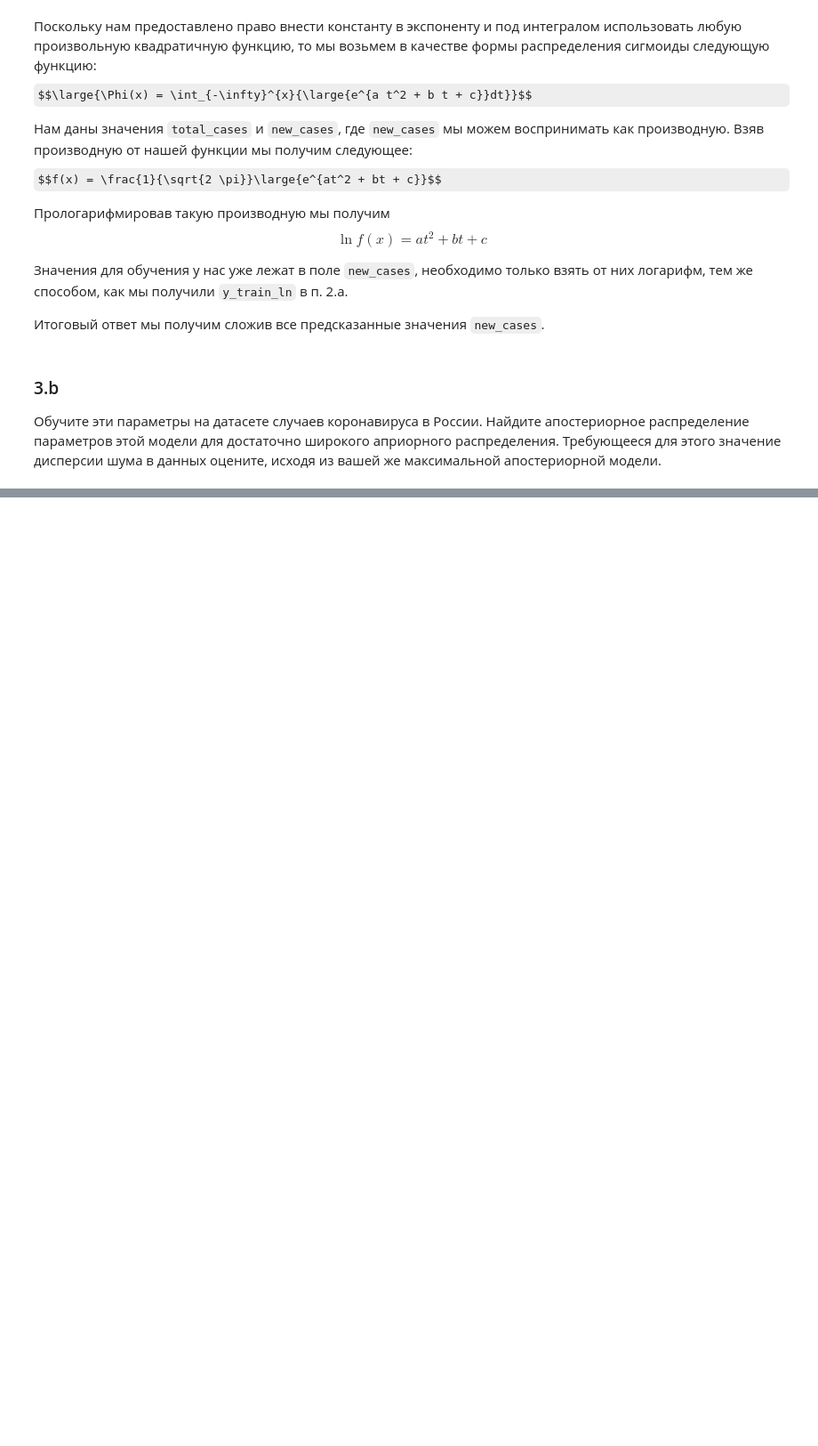
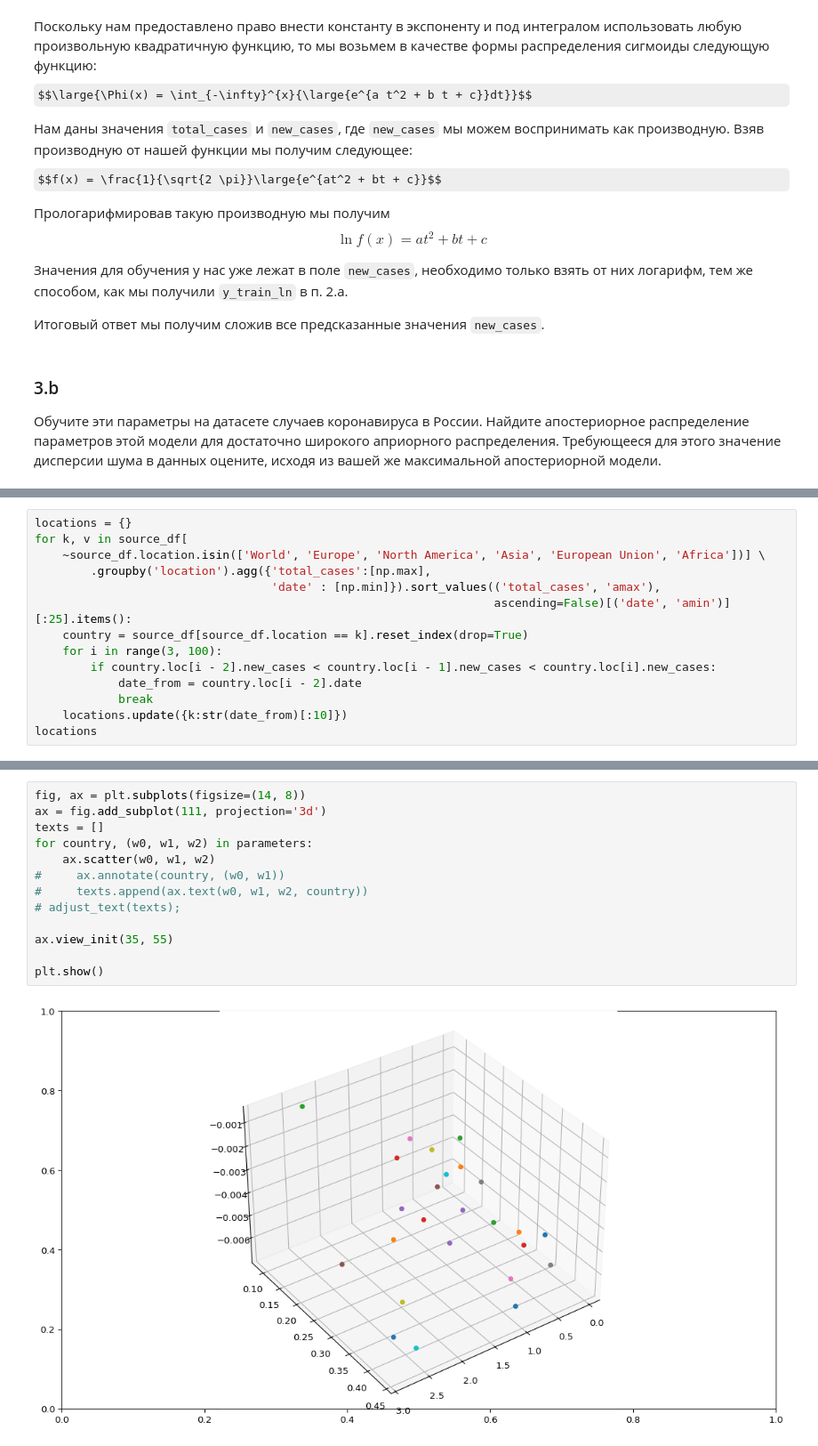
Before and after one commit to andyst75/MADE-adv-ml, a Jupyter notebook: HomeWork1.ipynb, the cells around one changed output, grey strips where cells are left out. Shown at 89% size. Cells and saved outputs as stored; diff of their text form; some formulas as TeX source; blank space fills up the shorter version.

```diff
--- a/HomeWork1.ipynb
+++ b/HomeWork1.ipynb
@@ -720,0 +620,14 @@ plt.show()
+# %%
+locations = {}
+for k, v in source_df[
+    ~source_df.location.isin(['World', 'Europe', 'North America', 'Asia', 'European Union', 'Africa'])] \
+        .groupby('location').agg({'total_cases':[np.max],
+                                  'date' : [np.min]}).sort_values(('total_cases', 'amax'),
+                                                                  ascending=False)[('date', 'amin')][:25].items():
+    country = source_df[source_df.location == k].reset_index(drop=True)
+    for i in range(3, 100):
+        if country.loc[i - 2].new_cases < country.loc[i - 1].new_cases < country.loc[i].new_cases:
+            date_from = country.loc[i - 2].date
+            break
+    locations.update({k:str(date_from)[:10]})
+locations
@@ -720,0 +716,15 @@ plt.show()
+# %%
+fig, ax = plt.subplots(figsize=(14, 8))
+ax = fig.add_subplot(111, projection='3d')
+texts = []
+for country, (w0, w1, w2) in parameters:
+    ax.scatter(w0, w1, w2)
+#     ax.annotate(country, (w0, w1))
+#     texts.append(ax.text(w0, w1, w2, country))
+# adjust_text(texts);
+
+ax.view_init(35, 55)
+
+plt.show()
+# %% [output]
+[figure, added]
```
Also changed, not shown: parts of 49 cells of this notebook.
